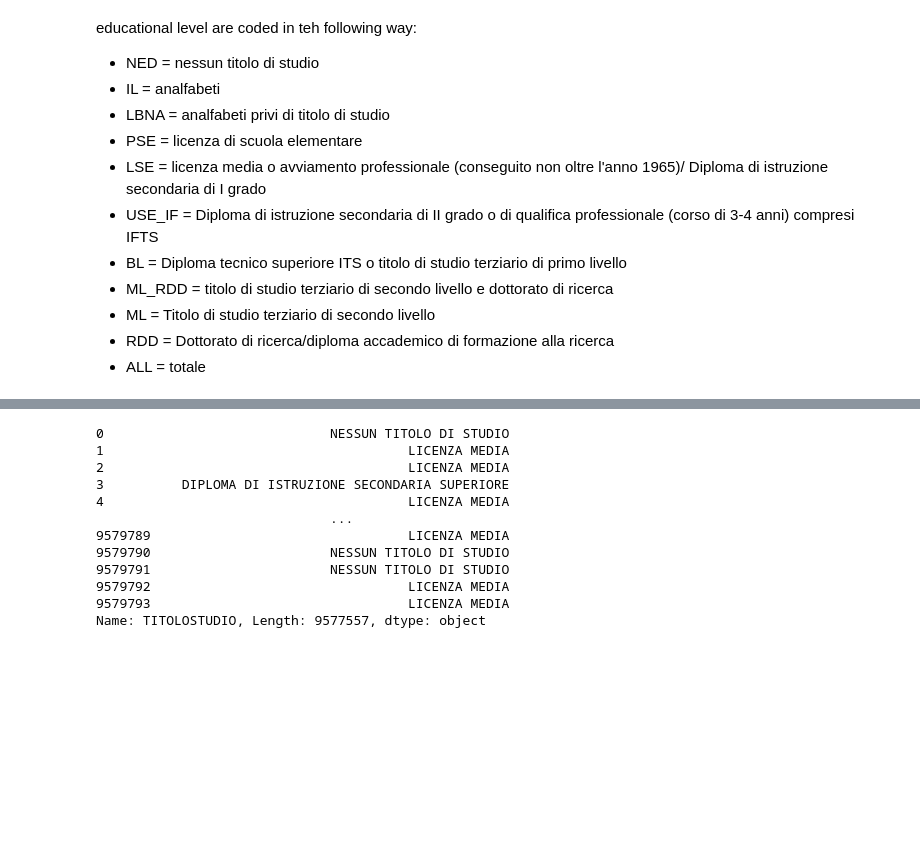
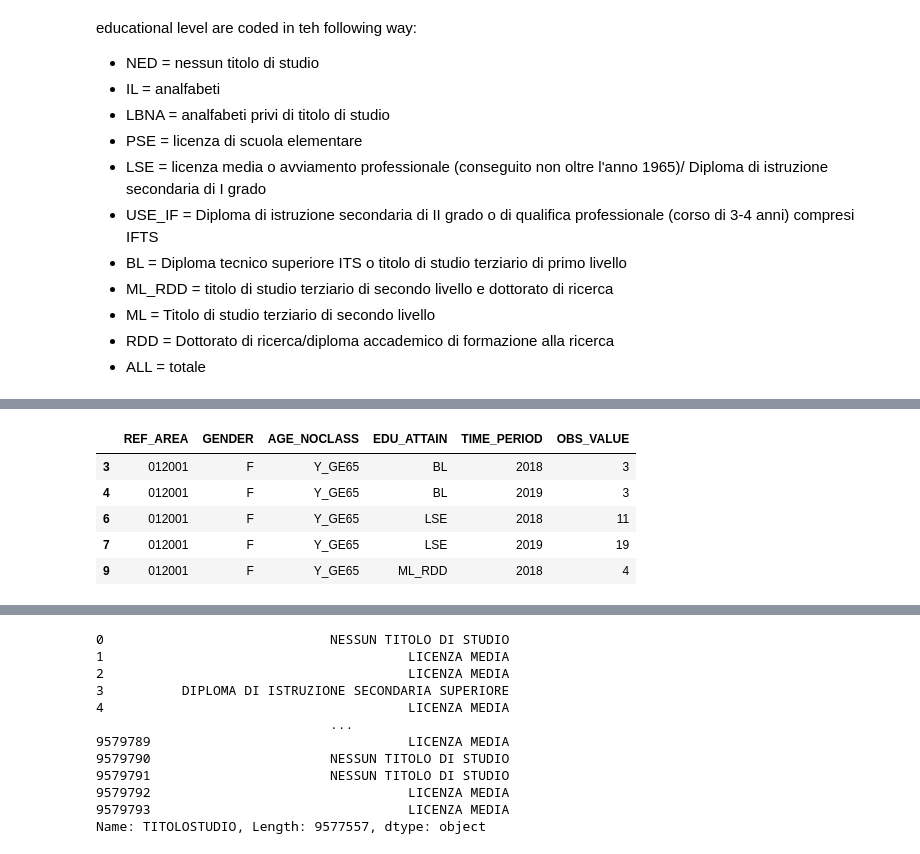
Before and after one commit to DragoE99/Drago-lamb_DataSforBusiness, a Jupyter notebook: DataSforBusiness_dragoLamb.ipynb, the cells around one changed output, grey strips where cells are left out. Saved outputs shown, nothing was run; the diff lists cells and outputs as text; code cells hidden in the pictures; blank space fills up the shorter version.

```diff
--- a/DataSforBusiness_dragoLamb.ipynb
+++ b/DataSforBusiness_dragoLamb.ipynb
@@ -450,3 +466,16 @@ print(series_to_set('EDU_ATTAIN', grado_istruzione_age))
+# %%
+grado_istruzione_age = grado_istruzione_age[grado_istruzione_age['TIME_PERIOD'] != 2020]
+grado_istruzione_age = grado_istruzione_age[~grado_istruzione_age.EDU_ATTAIN.isin(['ALL', 'ML', 'RDD'])]
+grado_istruzione_age = grado_istruzione_age[grado_istruzione_age.AGE_NOCLASS != 'Y_GE9']
+grado_istruzione_age = grado_istruzione_age[grado_istruzione_age.GENDER != 'T']
+grado_istruzione_age.head()
+# %% [output]
+|  | REF_AREA | GENDER | AGE_NOCLASS | EDU_ATTAIN | TIME_PERIOD | OBS_VALUE |
+| 3 | 012001 | F | Y_GE65 | BL | 2018 | 3 |
+| 4 | 012001 | F | Y_GE65 | BL | 2019 | 3 |
+| 6 | 012001 | F | Y_GE65 | LSE | 2018 | 11 |
+| 7 | 012001 | F | Y_GE65 | LSE | 2019 | 19 |
+| 9 | 012001 | F | Y_GE65 | ML_RDD | 2018 | 4 |
 # %%
 edu_map = {
     'IL': 'NESSUN TITOLO DI STUDIO',
```
Also changed, not shown: parts of 35 cells of this notebook.
